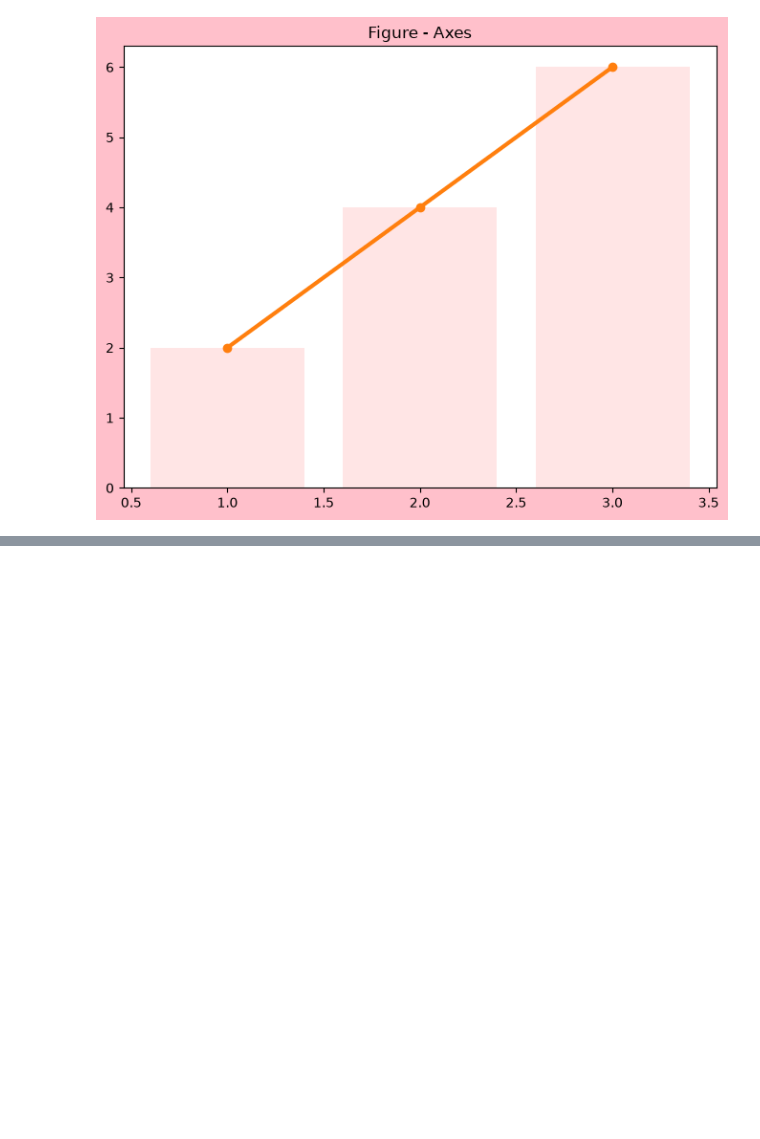
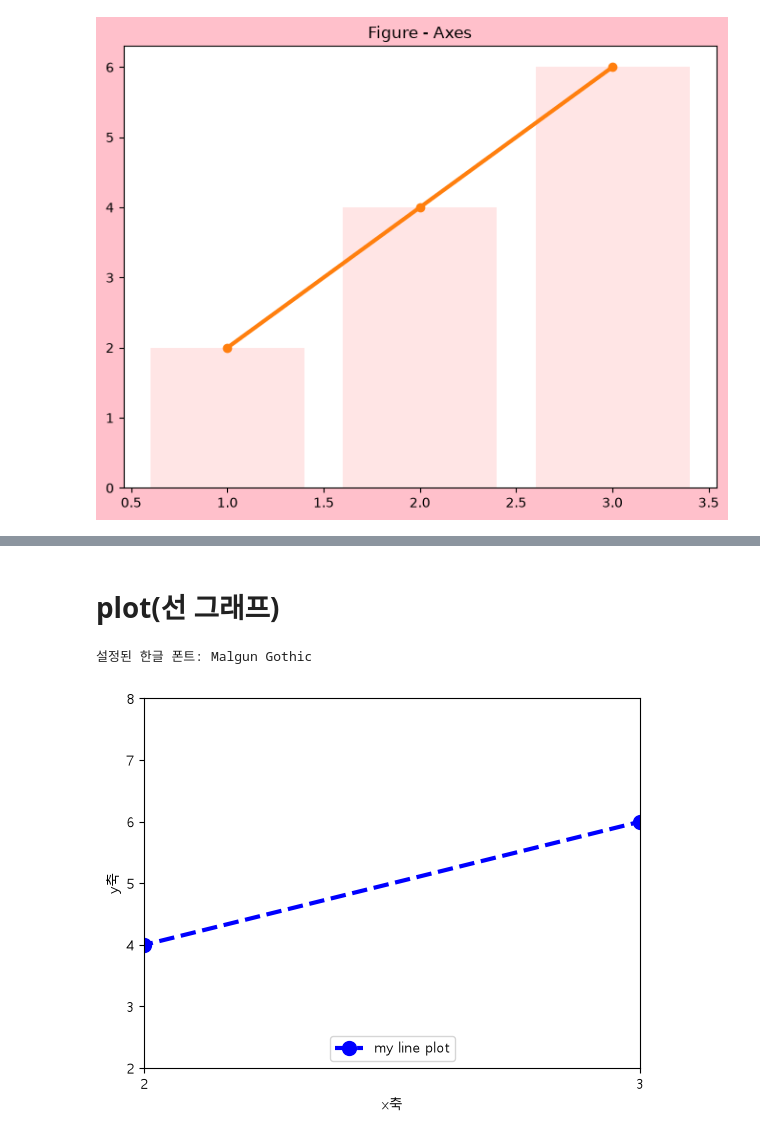
Before and after one commit to muniii-62/05_data_analysis, a Jupyter notebook: 03_data_visualization/01_matplotlib.ipynb, the cells around one changed output, grey strips where cells are left out. Drawn from its saved outputs; the diff is of its cells as text; code cells hidden in the pictures; blank space fills up the shorter version.

```diff
--- a/03_data_visualization/01_matplotlib.ipynb
+++ b/03_data_visualization/01_matplotlib.ipynb
@@ -116,0 +145,69 @@ plt.show()
+# %% [markdown]
+# plot(선 그래프)
+# %%
+# 한글이 포함된 그래프를 깨지지 않게 표시하기 위한 폰트 설정
+import platform
+import matplotlib.pyplot as plt
+import matplotlib.font_manager as fm
+
+# font_candidates: 운영체제별 한글 폰트 후보
+font_candidates = {
+    "Darwin": ["AppleGothic", "NanumGothic", "Noto Sans CJK KR", "Noto Sans KR"],
+    "Windows": ["Malgun Gothic", "NanumGothic", "Noto Sans CJK KR", "Noto Sans KR"],
+    "Linux": ["NanumGothic", "Noto Sans CJK KR", "Noto Sans KR"],
+}
+
+# available_fonts: 현재 환경에 설치된 폰트 이름 모음
+available_fonts = {font.name for font in fm.fontManager.ttflist}
+
+# platform.system(): 현재 운영체제 이름 확인
+system_name = platform.system()
+selected_font = None
+
+# 폰트 후보 중 실제 설치된 첫 번째 한글 폰트 선택
+for font_name in font_candidates.get(system_name, []):
+    if font_name in available_fonts:
+        selected_font = font_name
+        break
+
+if selected_font:
+
+    # font.family: Matplotlib 기본 글꼴 설정
+    plt.rcParams["font.family"] = selected_font
+    print("설정된 한글 폰트:", selected_font)
+else:
+    print("사용 가능한 한글 폰트를 찾지 못했습니다. NanumGothic 또는 Noto Sans KR 설치가 필요할 수 있습니다.")
+
+# axes.unicode_minus=False: 마이너스 기호 깨짐 방지
+plt.rcParams["axes.unicode_minus"] = False
+# %% [output]
+설정된 한글 폰트: Malgun Gothic
+# %%
+# 선 그래프 생성 + 그래
+plt.plot(X,Y,
+         color='blue',
+         linestyle='dashed',
+         linewidth=3,
+         marker='o',
+         markersize=10,
+         label='my line plot',)
+
+#축 이름 지정
+plt.xlabel('x축')
+plt.ylabel('y축')
+
+#plt.xticks():x축 눈금 위치/라벨 설저 ㅇ
+plt.xticks([1,2,3])
+
+#plt.xticks():y축 눈금 위치/라벨 설정
+plt.yticks(ticks=range(0,11),rotation=0)
+
+#plt.xlim(), plt.ylim() x,y축 표시 범위 제한
+
+plt.xlim(2,3)
+plt.ylim(2,8)
+
+plt.legend(loc='lower center') # label 같은 범례를 표시
+plt.show()
+# %% [output]
+[figure, added]
```
Also changed, not shown: parts of 6 cells of this notebook, 7 other files.
